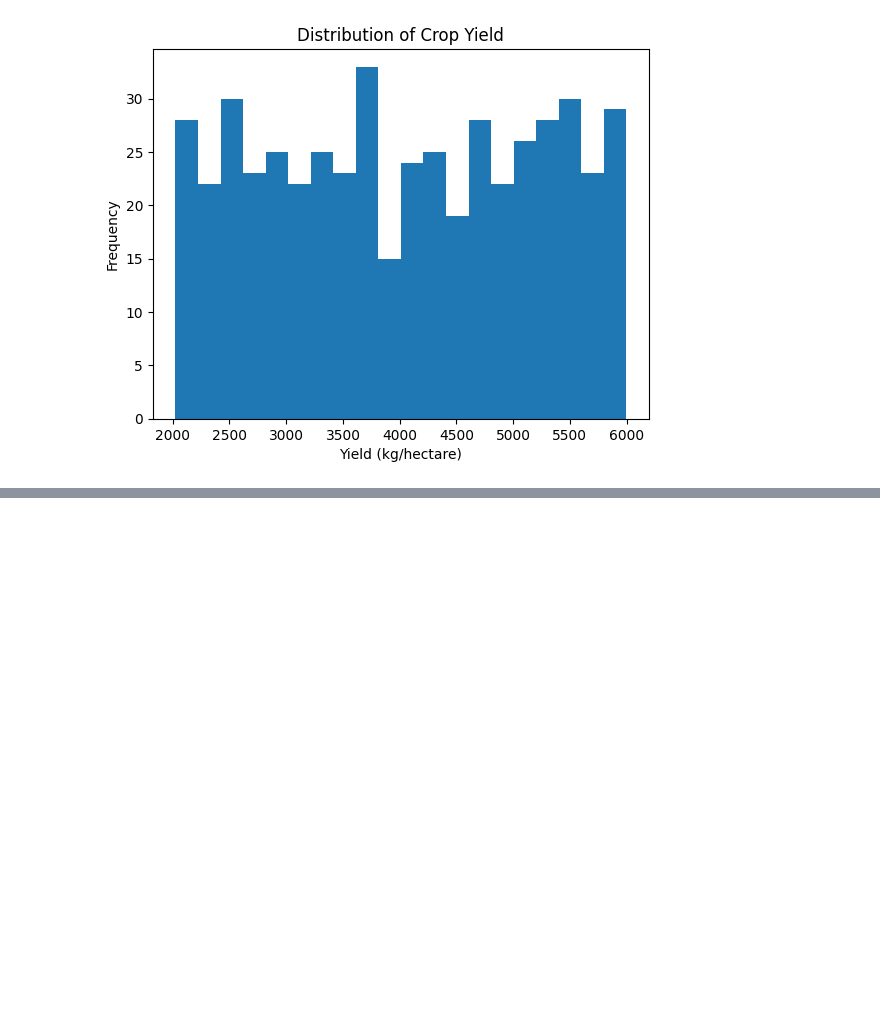
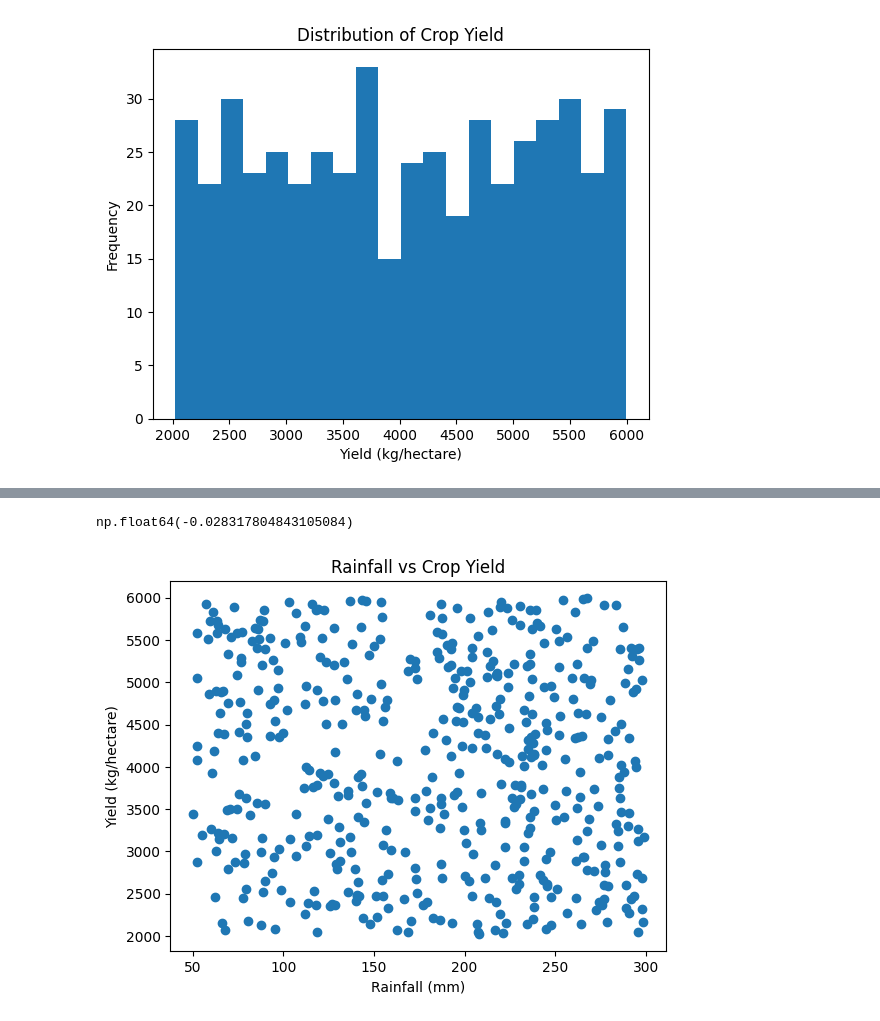
Before and after one commit to Richa0416/research_agri, a Jupyter notebook: research_agri.ipynb, the cells around one changed output, grey strips where cells are left out. Saved outputs shown, nothing was run; the diff lists cells and outputs as text; code cells hidden in the pictures; blank space fills up the shorter version.

```diff
--- a/research_agri.ipynb
+++ b/research_agri.ipynb
@@ -298,0 +305,5 @@ plt.show()
+# %%
+import pandas as pd
+
+df = pd.read_csv('Smart_Farming_Crop_Yield_2024.csv')
+df.head()
@@ -299,2 +318,15 @@ plt.show()
 # %%
-data['yield_kg_per_hectare'].skew()
+df['yield_kg_per_hectare'].skew()
+# %% [output]
+np.float64(-0.028317804843105084)
+# %%
+import matplotlib.pyplot as plt
+
+plt.figure()
+plt.scatter(df['rainfall_mm'], df['yield_kg_per_hectare'])
+plt.xlabel("Rainfall (mm)")
+plt.ylabel("Yield (kg/hectare)")
+plt.title("Rainfall vs Crop Yield")
+plt.show()
+# %% [output]
+[figure, added]
```
Also changed, not shown: parts of 11 cells of this notebook.
